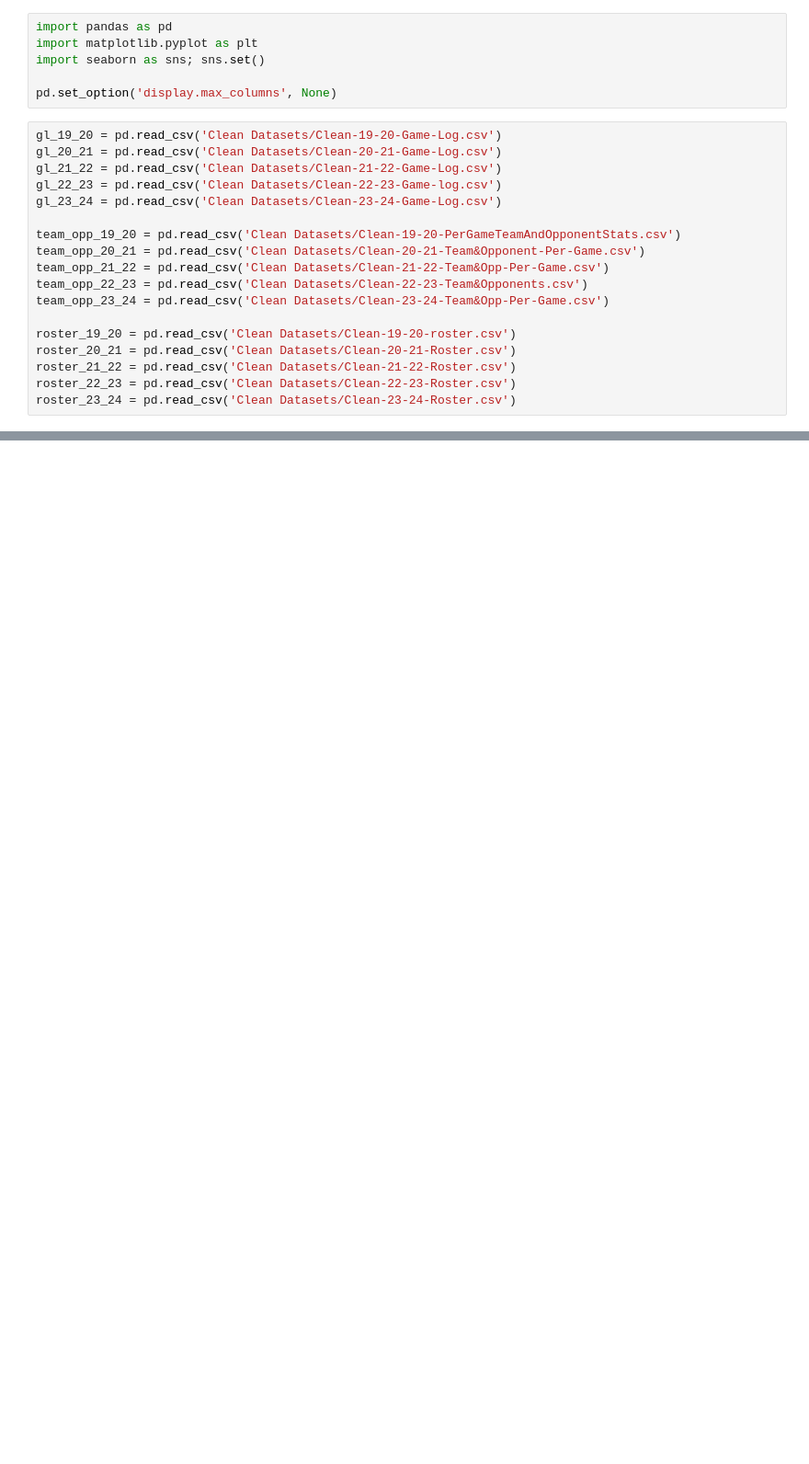
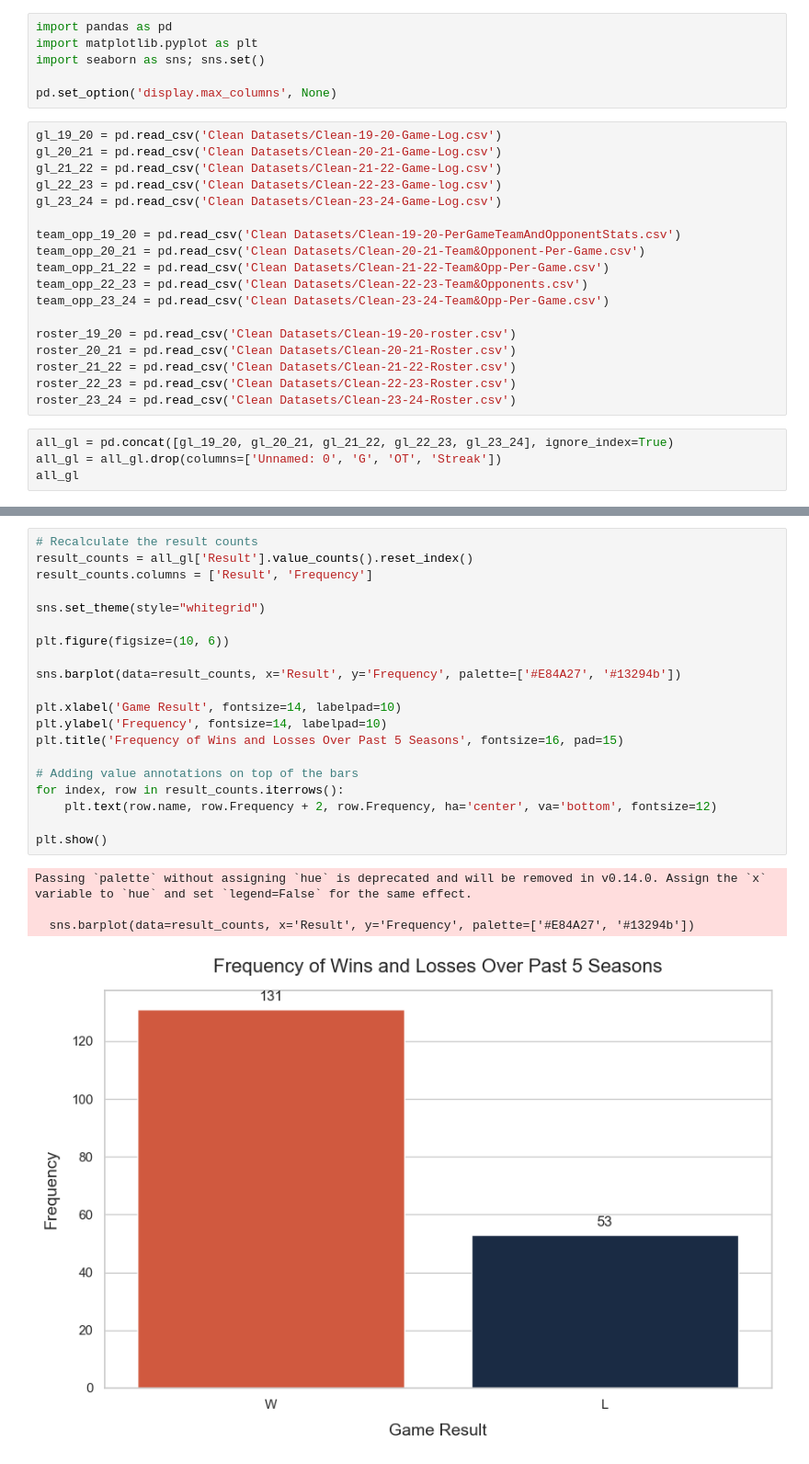
Before and after one commit to isaac-turk/DataDiveFa24, a Jupyter notebook: EDA.ipynb, the cells around one changed output, grey strips where cells are left out. Shown at 92% size. Saved outputs shown, nothing was run; the diff lists cells and outputs as text; blank space fills up the shorter version.

```diff
--- a/EDA.ipynb
+++ b/EDA.ipynb
@@ -22,3 +22,7 @@ roster_20_21 = pd.read_csv('Clean Datasets/Clean-20-21-Roster.csv')
 roster_21_22 = pd.read_csv('Clean Datasets/Clean-21-22-Roster.csv')
 roster_22_23 = pd.read_csv('Clean Datasets/Clean-22-23-Roster.csv')
 roster_23_24 = pd.read_csv('Clean Datasets/Clean-23-24-Roster.csv')
+# %%
+all_gl = pd.concat([gl_19_20, gl_20_21, gl_21_22, gl_22_23, gl_23_24], ignore_index=True)
+all_gl = all_gl.drop(columns=['Unnamed: 0', 'G', 'OT', 'Streak'])
+all_gl
@@ -24,0 +43,25 @@ roster_23_24 = pd.read_csv('Clean Datasets/Clean-23-24-Roster.csv')
+# %%
+# Recalculate the result counts
+result_counts = all_gl['Result'].value_counts().reset_index()
+result_counts.columns = ['Result', 'Frequency']
+
+sns.set_theme(style="whitegrid")
+
+plt.figure(figsize=(10, 6))
+
+sns.barplot(data=result_counts, x='Result', y='Frequency', palette=['#E84A27', '#13294b'])
+
+plt.xlabel('Game Result', fontsize=14, labelpad=10)
+plt.ylabel('Frequency', fontsize=14, labelpad=10)
+plt.title('Frequency of Wins and Losses Over Past 5 Seasons', fontsize=16, pad=15)
+
+# Adding value annotations on top of the bars
+for index, row in result_counts.iterrows():
+    plt.text(row.name, row.Frequency + 2, row.Frequency, ha='center', va='bottom', fontsize=12)
+
+plt.show()
+# %% [output]
+Passing `palette` without assigning `hue` is deprecated and will be removed in v0.14.0. Assign the `x` variable to `hue` and set `legend=False` for the same effect.
+
+  sns.barplot(data=result_counts, x='Result', y='Frequency', palette=['#E84A27', '#13294b'])
+[figure, added]
```
Also changed, not shown: parts of 1 cell of this notebook.
